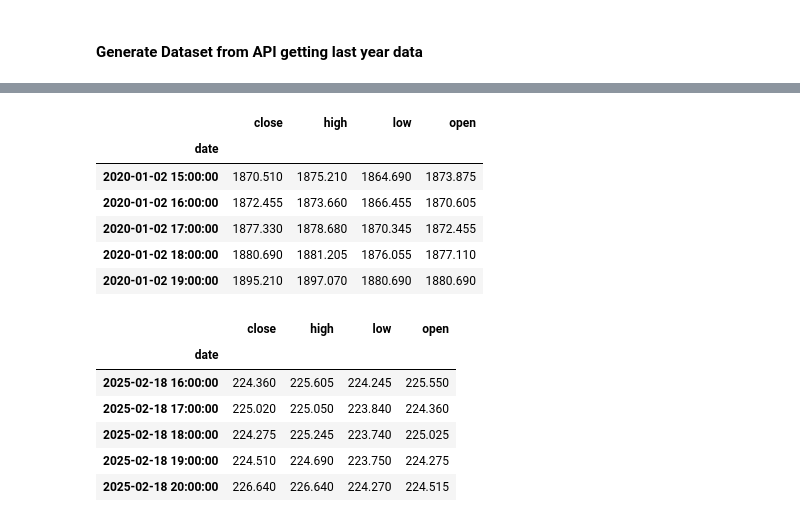
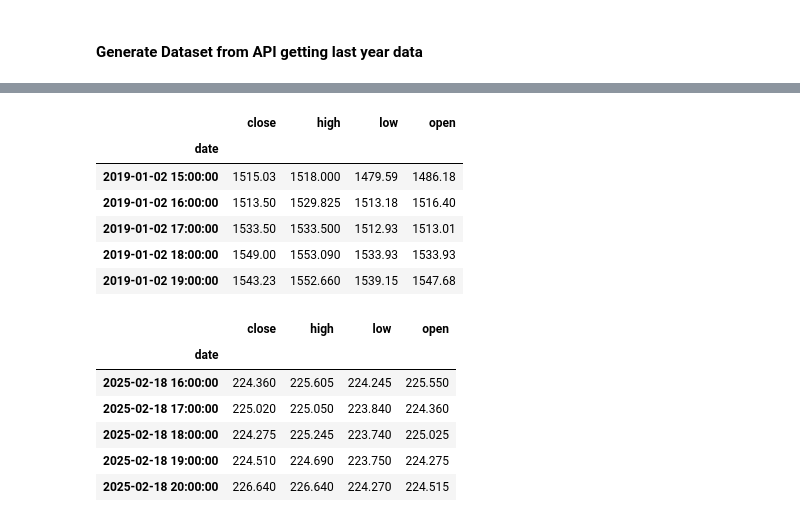
Before and after one commit to amulyaprasanth/hourly_amazon_stock_prediction, a Jupyter notebook: notebooks/stock_feature_pipeline.ipynb, the cells around one changed output, grey strips where cells are left out. Cells and saved outputs as stored; diff of their text form; code cells hidden in the pictures.

```diff
--- a/notebooks/stock_feature_pipeline.ipynb
+++ b/notebooks/stock_feature_pipeline.ipynb
@@ -111,7 +92,7 @@ def create_supervised_dataset(years: list, ticker: str = "AMZN", freq: str = '60
     return data.sort_index()
 # %%
 # Call the function
-data = create_supervised_dataset(years)
+data = create_supervised_dataset(years, "AMZN")
 
-print(data.head())
+data.head()
 # %% [output]
@@ -125,13 +99,10 @@ date
+|  | close | high | low | open |
+| date |  |  |  |  |
+| 2019-01-02 15:00:00 | 1515.03 | 1518.000 | 1479.59 | 1486.18 |
+| 2019-01-02 16:00:00 | 1513.50 | 1529.825 | 1513.18 | 1516.40 |
+| 2019-01-02 17:00:00 | 1533.50 | 1533.500 | 1512.93 | 1513.01 |
+| 2019-01-02 18:00:00 | 1549.00 | 1553.090 | 1533.93 | 1533.93 |
+| 2019-01-02 19:00:00 | 1543.23 | 1552.660 | 1539.15 | 1547.68 |
-# %%
-data.head()
-# %% [output]
-|  | close | high | low | open |
-| date |  |  |  |  |
-| 2020-01-02 15:00:00 | 1870.510 | 1875.210 | 1864.690 | 1873.875 |
-| 2020-01-02 16:00:00 | 1872.455 | 1873.660 | 1866.455 | 1870.605 |
-| 2020-01-02 17:00:00 | 1877.330 | 1878.680 | 1870.345 | 1872.455 |
-| 2020-01-02 18:00:00 | 1880.690 | 1881.205 | 1876.055 | 1877.110 |
-| 2020-01-02 19:00:00 | 1895.210 | 1897.070 | 1880.690 | 1880.690 |
 # %%
 data.tail()
 # %% [output]
```
Also changed, not shown: parts of 25 cells of this notebook.
